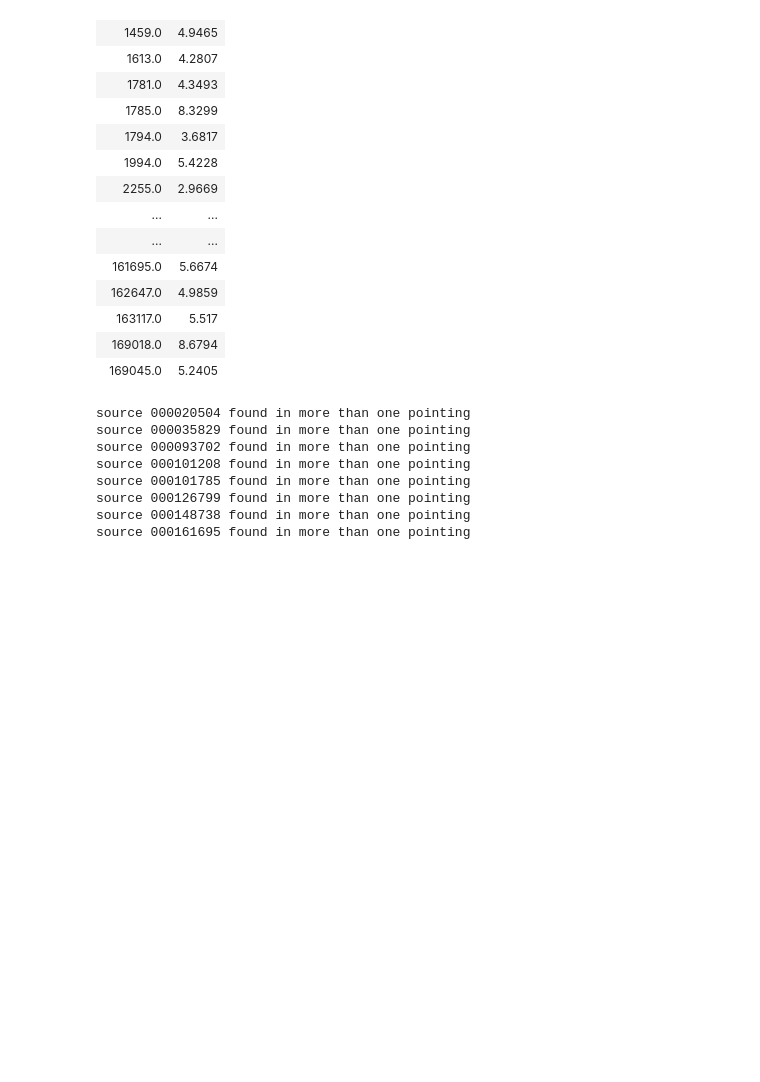
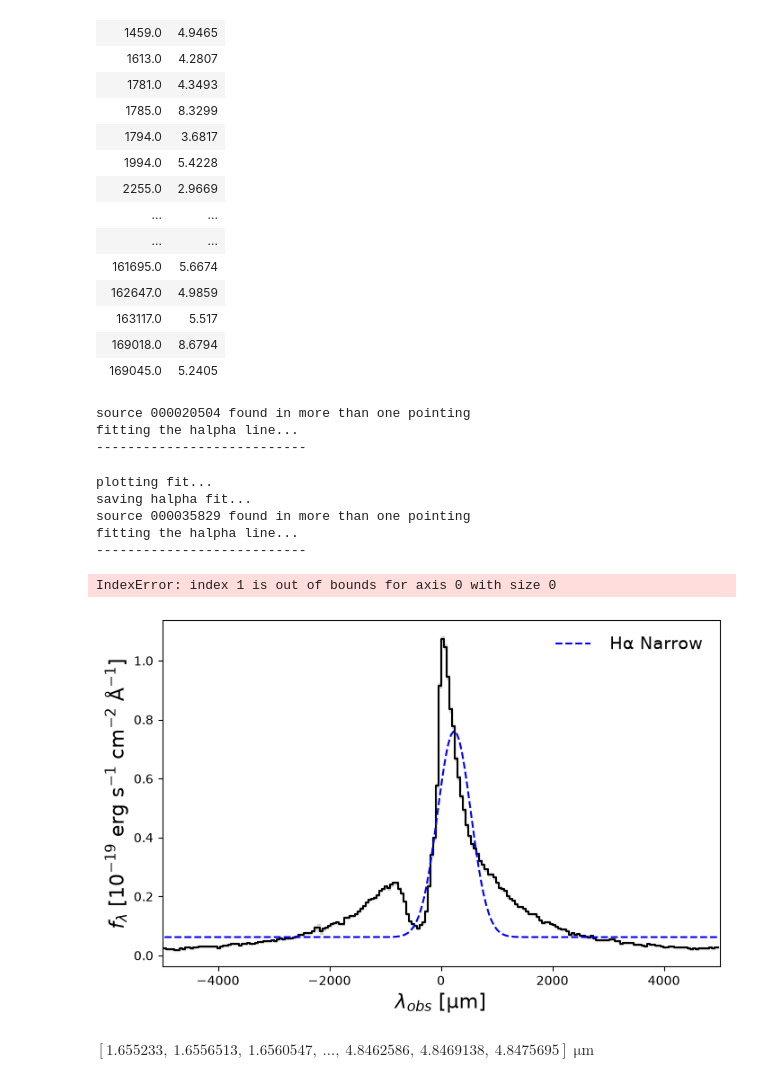
Before and after one commit to madisyn-brooks/Emission-Line-Fitting, a Jupyter notebook: oceans_emission_lines.ipynb, the cells around one changed output. Saved outputs shown, nothing was run; the diff lists cells and outputs as text; code cells hidden in the pictures; blank space fills up the shorter version.

```diff
--- a/oceans_emission_lines.ipynb
+++ b/oceans_emission_lines.ipynb
@@ -7,6 +7,16 @@ from astropy.table import Table, unique
 import glob
 import os
 import astro_functions
+from halpha_fit import narrow_fit_ha
+
+## global constants
+
+ha_line = 0.6564614 # microns
+hb_line = 0.4862721 # microns
+o3_line = 0.5008239 # microns
+
+g235h_wv_range = np.array([1.66, 3.17])
+g395h_wv_range = np.array([2.87, 5.27])
 # %%
 ## redshift catalog for sources
 oceans_redshifts = Table.read("/Users/madisynbrooks/Documents/OCEANS/OCEANS_CEERS_v1.0cat_DB_catalog_full.fits")
@@ -84,31 +94,43 @@ Table length=197
 # %%
 ## loop through the catalog and find the path to the file for each source
 data_direc = "/Users/madisynbrooks/Documents/OCEANS/Data/v0.5/x1d"
 background = "mb" ## set backgroun to mb for master or nodded for local
 
 ha_direc = '/Users/madisynbrooks/Documents/OCEANS/Emission Line Fitting/halpha fits'
 
 for row in oceans_redshifts:
     oceans_id = str(int(row['oceans_id'])).zfill(9) ## source ids are 9 numbers long with leading zeros
     z = row['zspec']
     spectra_name = f"s{oceans_id}"
 
     search_pattern = os.path.join(data_direc, "**", f"s{oceans_id}_{background}_*.fits")
     file_path = glob.glob(search_pattern, recursive=True)
 
     if len(file_path) > 1:
         print(f"source {oceans_id} found in more than one pointing")
-        wv, fnu, fnu_err, flam, flam_err = astro_functions.load_1d_spec(file_path[0])
+    wv, fnu, fnu_err, flam, flam_err = astro_functions.load_1d_spec(file_path[0])
+    wv_obs = wv / (1+z) ## convert to rest frame wavelength
 
-        wv_obs = wv / (1+z) ## convert to rest frame wavelength
-
+    ## check if the spectra has halpha coverage, if not continue
+    line_obs = (1+z)*ha_line
+    if g235h_wv_range[0] < line_obs < g395h_wv_range[1]:
         ## now we are going to run the narrow line only fit for each emission line
+        narrow_fit_ha(wv, flam, flam_err, z, spectra_name, ha_direc, plot_spec = True)
+    else:
+        print("No halpha wv coverage... ")
+        continue
 # %% [output]
 source 000020504 found in more than one pointing
-source 000035829 found in more than one pointing
-source 000093702 found in more than one pointing
-source 000101208 found in more than one pointing
-source 000101785 found in more than one pointing
-source 000126799 found in more than one pointing
-source 000148738 found in more than one pointing
-source 000161695 found in more than one pointing
+fitting the halpha line...
+---------------------------
+plotting fit...
+saving halpha fit...
+source 000035829 found in more than one pointing
+fitting the halpha line...
+---------------------------
+IndexError: index 1 is out of bounds for axis 0 with size 0
+[figure, added]
+# %%
+wv
+# %% [output]
+$[1.655233,~1.6556513,~1.6560547,~\dots,~4.8462586,~4.8469138,~4.8475695] \; \mathrm{\mu m}$
```
Also changed, not shown: 2 other files.
